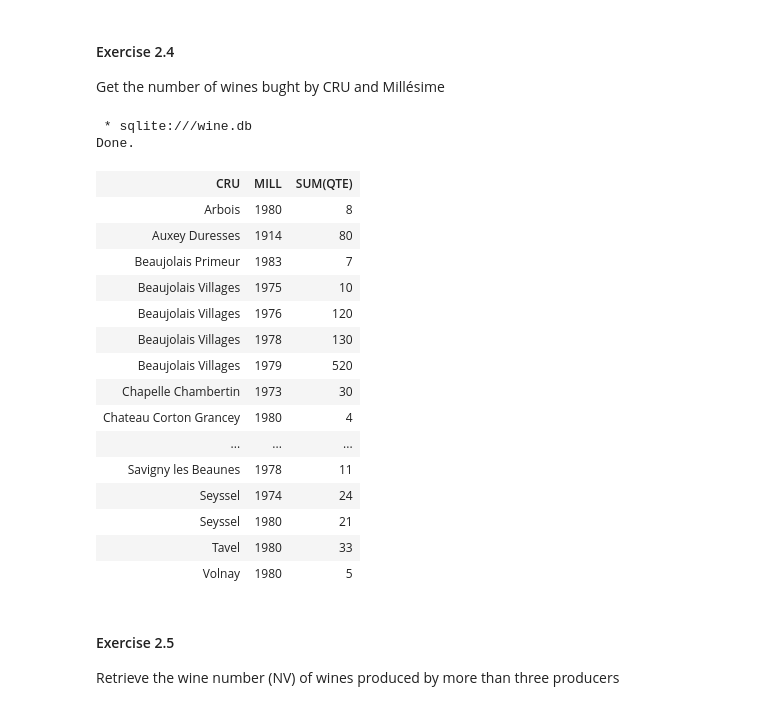
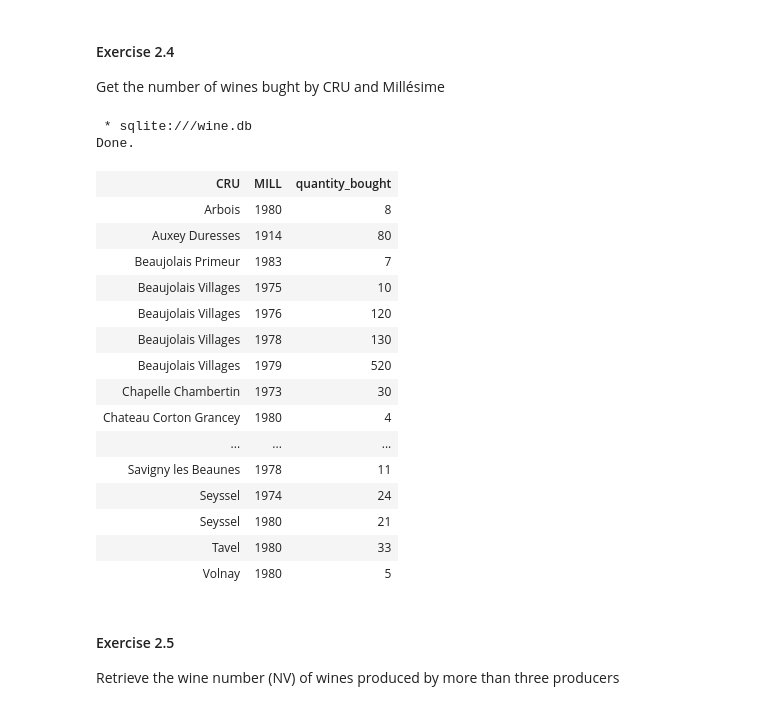
Before and after one commit to margauxRodrigues/Bases-de-donn-es, a Jupyter notebook: TP2_Margaux_rodrigues.ipynb, the cells around one changed output. Cells and saved outputs as stored; diff of their text form; code cells hidden in the pictures.

```diff
--- a/TP2_Margaux_rodrigues.ipynb
+++ b/TP2_Margaux_rodrigues.ipynb
@@ -544,14 +528,14 @@ Done.
 Get the number of wines bught by CRU and Millésime
 # %%
 %%sql
-SELECT CRU, MILL, SUM(QTE) FROM
+SELECT CRU, MILL, SUM(QTE) AS quantity_bought FROM
     (SELECT MILL, CRU, QTE FROM wine
         JOIN purchase ON wine.NV = purchase.NV)
     GROUP BY CRU, MILL
 # %% [output]
  * sqlite:///wine.db
 Done.
-| CRU | MILL | SUM(QTE) |
+| CRU | MILL | quantity_bought |
 | Arbois | 1980 | 8 |
 | Auxey Duresses | 1914 | 80 |
 | Beaujolais Primeur | 1983 | 7 |
```
Also changed, not shown: parts of 16 cells of this notebook, 1 other file.
